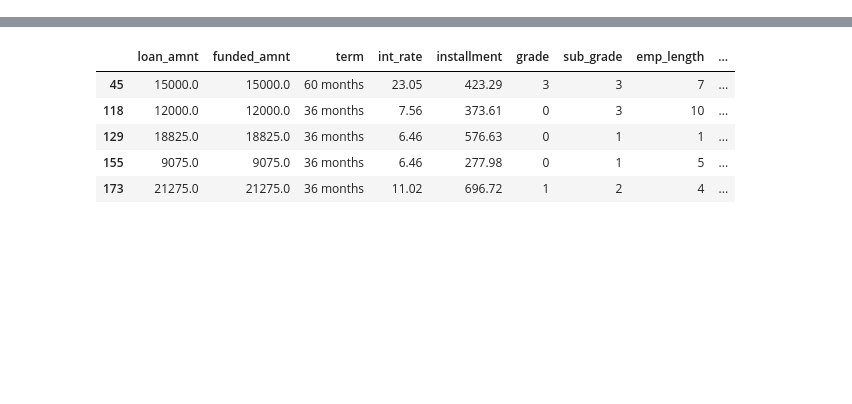
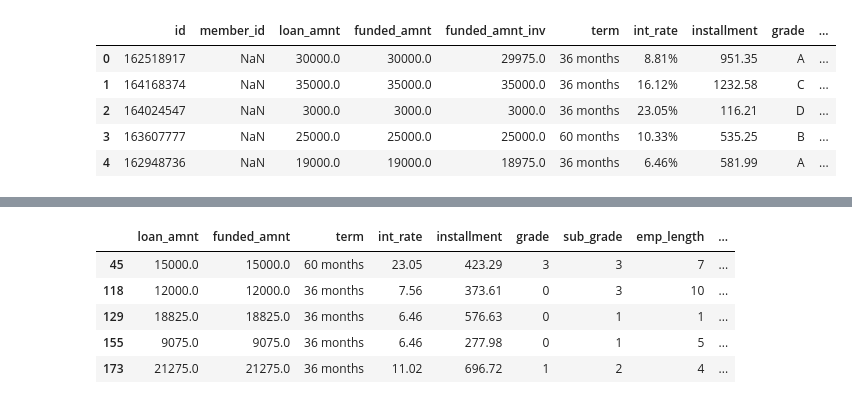
Before and after one commit to dleybz/LendingClub-Arbitrage, a Jupyter notebook: v0.ipynb, the cells around one changed output, grey strips where cells are left out. Drawn from its saved outputs; the diff is of its cells as text; code cells hidden in the pictures; blank space fills up the shorter version.

```diff
--- a/v0.ipynb
+++ b/v0.ipynb
@@ -4,6 +4,14 @@ import numpy as np
 pd.set_option('display.max_columns', None)
 # %%
 data = pd.read_csv("LoanStats_securev1_2019Q4.csv", low_memory = False)
+data.head()
+# %% [output]
+|  | id | member_id | loan_amnt | funded_amnt | funded_amnt_inv | term | int_rate | installment | grade | ... |
+| 0 | 162518917 | NaN | 30000.0 | 30000.0 | 29975.0 | 36 months | 8.81% | 951.35 | A | ... |
+| 1 | 164168374 | NaN | 35000.0 | 35000.0 | 35000.0 | 36 months | 16.12% | 1232.58 | C | ... |
+| 2 | 164024547 | NaN | 3000.0 | 3000.0 | 3000.0 | 36 months | 23.05% | 116.21 | D | ... |
+| 3 | 163607777 | NaN | 25000.0 | 25000.0 | 25000.0 | 60 months | 10.33% | 535.25 | B | ... |
+| 4 | 162948736 | NaN | 19000.0 | 19000.0 | 18975.0 | 36 months | 6.46% | 581.99 | A | ... |
 # %%
 finished_loans = data.loc[(data['loan_status'] == 'Default') | (data['loan_status'] == 'Charged Off') |
                           (data['loan_status'] == 'Fully Paid')]
```
Also changed, not shown: parts of 4 cells of this notebook.
